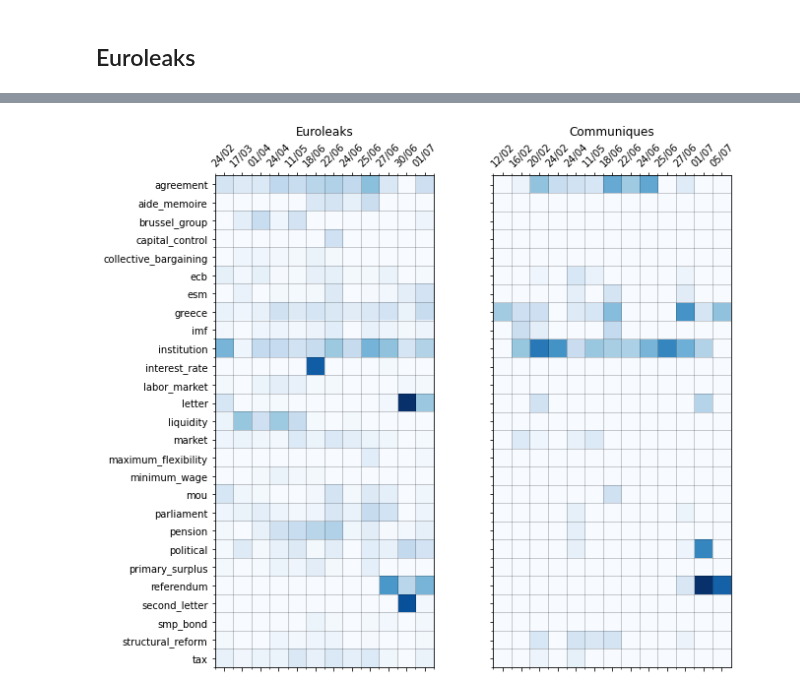
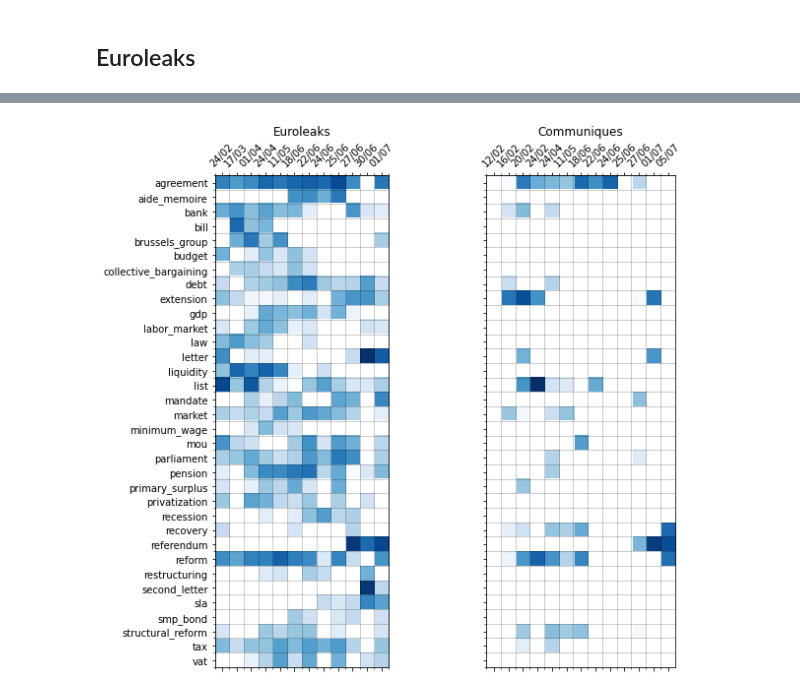
Before and after one commit to ariansajina/master-thesis, a Jupyter notebook: notebooks/term_heatmap.ipynb, the cells around one changed output, grey strips where cells are left out. Cells and saved outputs as stored; diff of their text form; code cells hidden in the pictures.

Commit message:
preliminary result for tfidf analysis

```diff
--- a/notebooks/term_heatmap.ipynb
+++ b/notebooks/term_heatmap.ipynb
@@ -237,5 +468,5 @@ fiscal
 # %%
-documents = pd.concat((leaks_documents, communique_documents))
+documents = leaks_documents + communique_documents
 dates = pd.concat((leaks_dates, communique_dates)).values
 
 tfidf_vectorizer = TfidfVectorizer(analyzer='word',
@@ -245,5 +476,6 @@ tfidf_vectorizer = TfidfVectorizer(analyzer='word',
                                    sublinear_tf=False) # replace tf with 1 + log(tf).
 
 X = tfidf_vectorizer.fit_transform(documents)
-print(X.shape)
+
+leaks_most_prominent_words = find_most_prominent_k_words(30, X, tfidf_vectorizer)
 # %% [output]
@@ -374,0 +499,16 @@ Grid: https://stackoverflow.com/questions/38973868/adjusting-gridlines-and-ticks
+# %%
+# tfidf scores of words of interest, when tfidf is trained on joint text
+
+from sklearn.feature_extraction.text import CountVectorizer
+
+count_vectorizer = CountVectorizer(max_df=0.95)
+counts = count_vectorizer.fit_transform(leaks_documents + communique_documents)
+
+tfidf = X.sum(axis =0).A1
+
+print(f'word{" "*(20-4)}\t|\ttfidf\t|\tcount\t| prominent in\t| prominent in')
+print(f'{" "*20}\t|\t\t|\t\t| communiques\t| euroleaks')
+print('-'*100)
+for word in highlight_differences:
+    index = tfidf_vectorizer.vocabulary_[word]
+    print(f'{word}{" "*(20-len(word))}\t|\t{round(tfidf[index],3)}\t|\t{counts.sum(axis=0).A1[count_vectorizer.vocabulary_[word]]}\t|\t{word in communique_most_prominent_words}\t|\t{word in leaks_most_prominent_words}')
@@ -375,43 +536,53 @@ Grid: https://stackoverflow.com/questions/38973868/adjusting-gridlines-and-ticks
+# %%
+leaks_matshow = np.zeros((len(highlight_differences), len(leaks_dates)))
+
+for i,word in enumerate(highlight_differences):
+    if word in leaks_vectorizer.get_feature_names():
+        leaks_matshow[i] = leaks_X.toarray()[:,leaks_vectorizer.get_feature_names().index(word)]
+
+comm_matshow = np.zeros((len(highlight_differences), len(communique_dates)))
+
+for i,word in enumerate(list(highlight_differences)):
+    if word in communique_vectorizer.get_feature_names():
+        comm_matshow[i,:] = communique_X.toarray()[:,communique_vectorizer.get_feature_names().index(word)]
 # %%
-keywords = my_keywords
+keywords = highlight_differences
 
 fig, axes = plt.subplots(1,2,figsize=(10,8),sharey=True)
 
 # leaks
-axes[0].matshow(X.toarray()[:len(leaks_dates)][:,[tfidf_vectorizer.get_feature_names().index(word) for word in keywords]].T,
-                cmap='Blues')
+axes[0].matshow(np.log(leaks_matshow), cmap='Blues')
 axes[0].set_xticks(np.arange(len(leaks_dates)))
 _ = axes[0].set_xticklabels(leaks_dates, rotation=45)
 # grids
 axes[0].set_xticks(np.arange(-.5, len(leaks_dates), 1), minor=True)
 axes[0].set_yticks(np.arange(len(keywords)))
 axes[0].set_yticks(np.arange(-.53, len(keywords), 1), minor=True)
 axes[0].grid(which='minor', color='black', linestyle='-', linewidth=.5, alpha=.4)
 
 # communiques
-axes[1].matshow(X.toarray()[len(leaks_dates):][:,[tfidf_vectorizer.get_feature_names().index(word) for word in keywords]].T,
-                cmap='Blues')
+axes[1].matshow(np.log(comm_matshow), cmap='Blues')
 axes[1].set_xticks(range(len(communique_dates)))
 _ = axes[1].set_xticklabels(communique_dates, rotation=45)
 # grids
 axes[1].set_xticks(np.arange(-.53, len(leaks_dates), 1), minor=True)
 axes[1].set_yticks(np.arange(len(keywords)))
 axes[1].set_yticks(np.arange(-.53, len(keywords), 1), minor=True)
 axes[1].grid(which='minor', color='black', linestyle='-', linewidth=.5, alpha=.4)
 
 # shared y axis
 axes[0].set_yticks(range(len(keywords)))
 _ = axes[0].set_yticklabels(keywords)
 #axes[1].set_yticks(range(len(keywords)))
 #_ = axes[1].set_yticklabels(keywords)
 
 axes[0].set_title('Euroleaks')
 axes[1].set_title('Communiques')
 
-#fig.suptitle('Keywords')
+
 
 fig.tight_layout()
 
 fig.savefig('../figures/term_heatmap.png')
 # %% [output]
-[figure, old version]
+[figure, new version]
```
Also changed, not shown: parts of 50 cells of this notebook, 1 other file.
